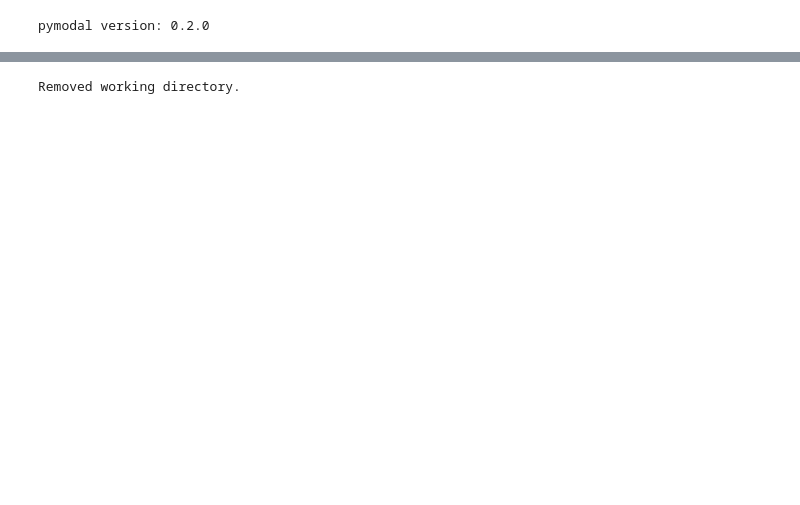
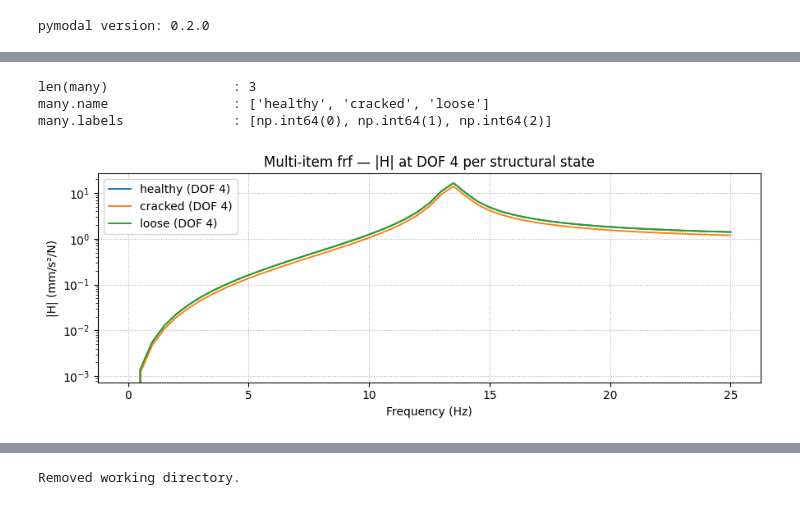
Before and after one commit to grcarmenaty/pymodal, a Jupyter notebook: architecture.ipynb, the cells around one changed output, grey strips where cells are left out. Cells and saved outputs as stored; diff of their text form; code cells hidden in the pictures; blank space fills up the shorter version.

```diff
--- a/architecture.ipynb
+++ b/architecture.ipynb
@@ -392,0 +169,30 @@ sci            DataLoader batch: x.shape=(2, 1, 1)  y=[1, 2]
+# %%
+# Multi-array constructor → multi-item collection (one item per structural state)
+many = pymodal.frf(
+    measurements=[H_healthy, H_cracked, H_loose],
+    freq_resolution=0.5, freq_units="hertz",
+    method="SIMO",
+    names=["healthy", "cracked", "loose"],
+    labels=[0, 1, 2],
+    path=WORK / "many.h5",
+)
+print(f"len(many)                : {len(many)}")
+print(f"many.name                : {many.name}")
+print(f"many.labels              : {[l[()] for l in many.labels]}")
+
+# Overlay one DOF per state to see the perturbations
+fig, ax = plt.subplots(figsize=(9, 3.5))
+COLORS = {"healthy": "tab:blue", "cracked": "tab:orange", "loose": "tab:green"}
+for i, n in enumerate(many.name):
+    H = many.measurements[i][()]
+    ax.semilogy(many.freq_array, np.abs(H[:, 4, 0]),
+                color=COLORS[n], lw=1.4, label=f"{n} (DOF 4)")
+ax.set(title="Multi-item frf — |H| at DOF 4 per structural state",
+       xlabel="Frequency (Hz)", ylabel="|H| (mm/s²/N)")
+ax.legend(); ax.grid(True, linestyle=":")
+plt.tight_layout(); plt.show()
+# %% [output]
+len(many)                : 3
+many.name                : ['healthy', 'cracked', 'loose']
+many.labels              : [np.int64(0), np.int64(1), np.int64(2)]
+[figure, added]
```
Also changed, not shown: parts of 51 cells of this notebook, 1 other file.
